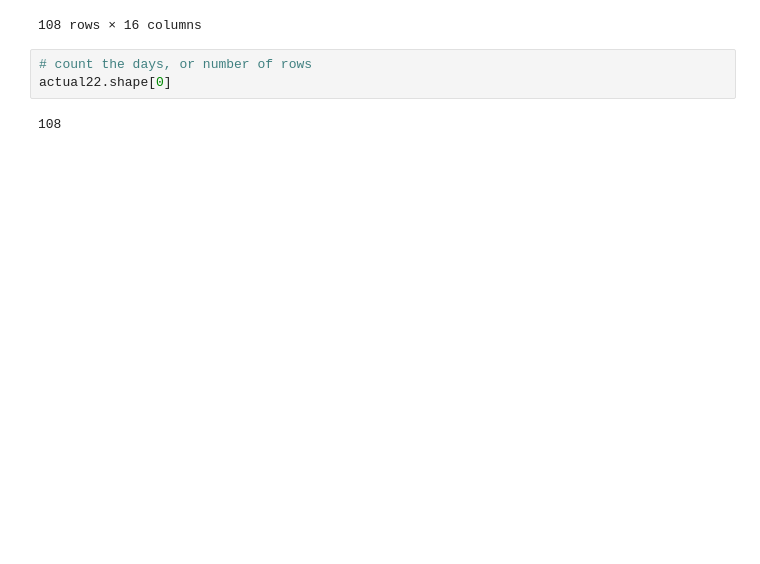
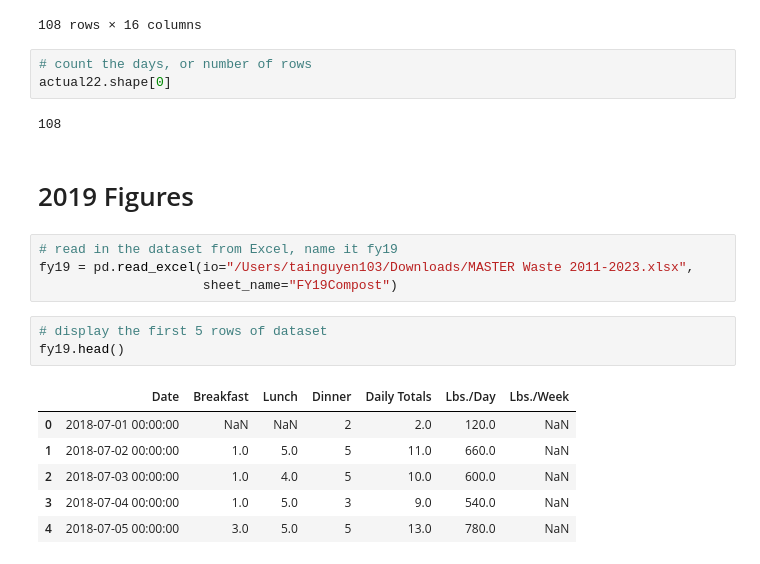
Before and after one commit to tainguyen103/CompostDataCSE, a Jupyter notebook: CSE Compost Data .ipynb, the cells around one changed output. Saved outputs shown, nothing was run; the diff lists cells and outputs as text; blank space fills up the shorter version.

Commit message:
updated with 2019 figures

```diff
--- a/CSE Compost Data .ipynb
+++ b/CSE Compost Data .ipynb
@@ -247,3 +247,19 @@ actual22
 actual22.shape[0]
 # %% [output]
 108
+# %% [markdown]
+# 2019 Figures
+# %%
+# read in the dataset from Excel, name it fy19
+fy19 = pd.read_excel(io="/Users/tainguyen103/Downloads/MASTER Waste 2011-2023.xlsx",
+                     sheet_name="FY19Compost")
+# %%
+# display the first 5 rows of dataset
+fy19.head()
+# %% [output]
+|  | Date | Breakfast | Lunch | Dinner | Daily Totals | Lbs./Day | Lbs./Week |
+| 0 | 2018-07-01 00:00:00 | NaN | NaN | 2 | 2.0 | 120.0 | NaN |
+| 1 | 2018-07-02 00:00:00 | 1.0 | 5.0 | 5 | 11.0 | 660.0 | NaN |
+| 2 | 2018-07-03 00:00:00 | 1.0 | 4.0 | 5 | 10.0 | 600.0 | NaN |
+| 3 | 2018-07-04 00:00:00 | 1.0 | 5.0 | 3 | 9.0 | 540.0 | NaN |
+| 4 | 2018-07-05 00:00:00 | 3.0 | 5.0 | 5 | 13.0 | 780.0 | NaN |
```
Also changed, not shown: parts of 16 cells of this notebook.
